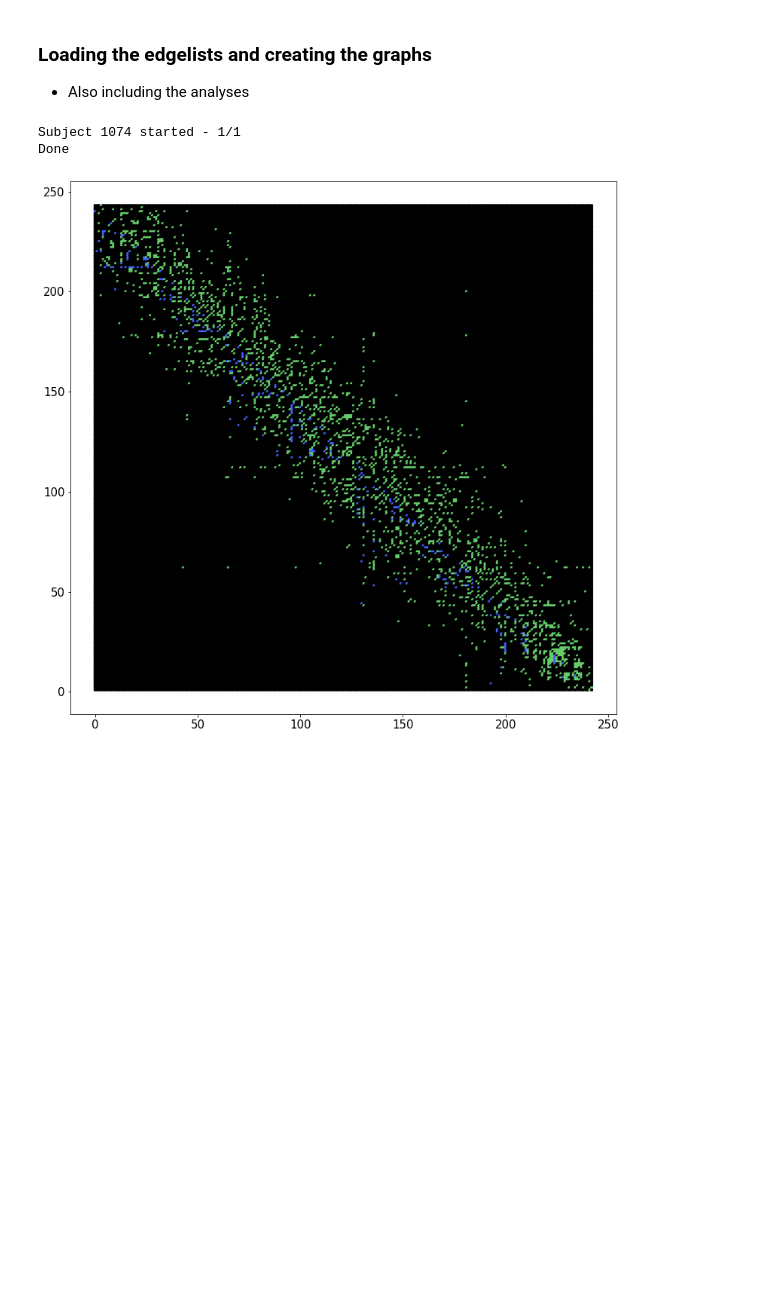
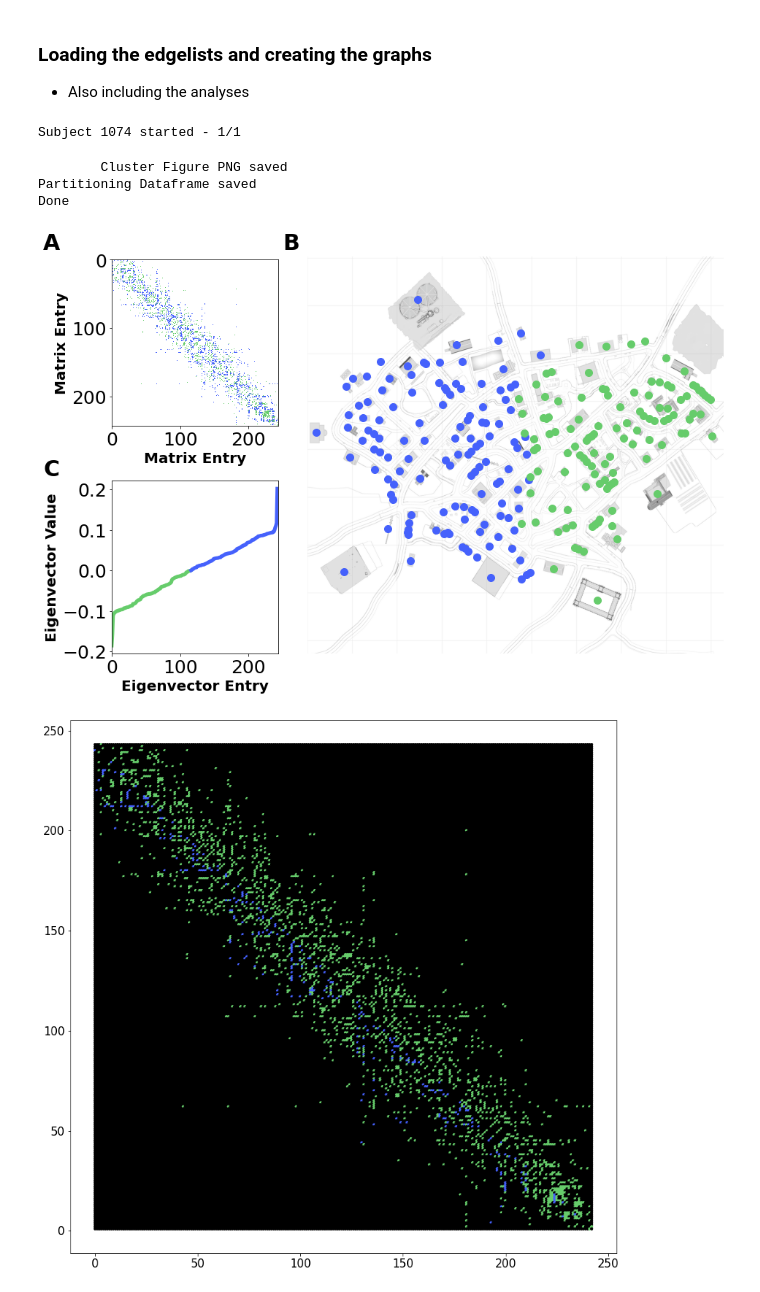
Before and after one commit to lucasessmann/GTA_ET, a Jupyter notebook: GraphAnalysis.ipynb, the cells around one changed output. Drawn from its saved outputs; the diff is of its cells as text; code cells hidden in the pictures; blank space fills up the shorter version.

Commit message:
Partitioning adjustments

```diff
--- a/GraphAnalysis.ipynb
+++ b/GraphAnalysis.ipynb
@@ -510,9 +510,9 @@ for subject in subIDs:
                     plt.setp(ax3.get_yticklabels(), Fontsize=fontsize+5)
 
                     # figure labels
-                    ax1.text(-44,-15,figurelabels[0],fontdict={'fontweight':fontweight,'fontsize':labelfontsize})
+                    ax1.text(-100,-15,figurelabels[0],fontdict={'fontweight':fontweight,'fontsize':labelfontsize})
                     ax2.text(-220,3760,figurelabels[1],fontdict={'fontweight':fontweight,'fontsize':labelfontsize})
-                    ax3.text(-44,0.235,figurelabels[2],fontdict={'fontweight':fontweight,'fontsize':labelfontsize})
+                    ax3.text(-100,0.235,figurelabels[2],fontdict={'fontweight':fontweight,'fontsize':labelfontsize})
 
 
                     # save the graph as png
@@ -722,34 +722,37 @@ if save_bool == True:
         pass
 
     try:
         gazes.to_csv(GIT_GRAPH_PATH
                                 + "all_gazes.csv",
                                 index=False)
 
         print("All gazes Dataframe saved")
 
     except:
         pass
 
     try:
         noise.to_csv(GIT_GRAPH_PATH
                                 + "all_noise.csv",
                                 index=False)
 
         print("All noise Dataframe saved")
 
     except:
         pass
 
 
 
 
 
 
 print('Done')
 # %% [output]
 Subject 1074 started - 1/1
-Done
+        Cluster Figure PNG saved
+Partitioning Dataframe saved
+Done
+[figure, added]
 # %%
 adj_test = adj.copy()
 for i in range(np.shape(adj)[0]):
```
Also changed, not shown: 1 other file.
